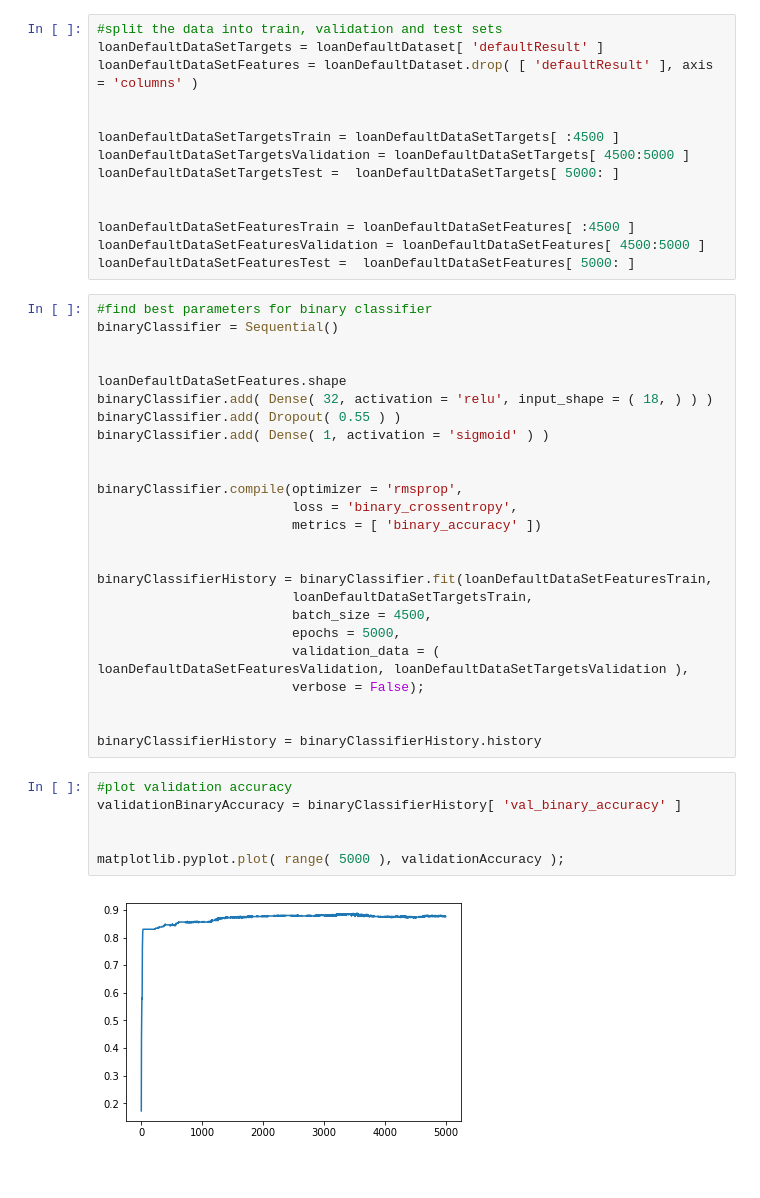
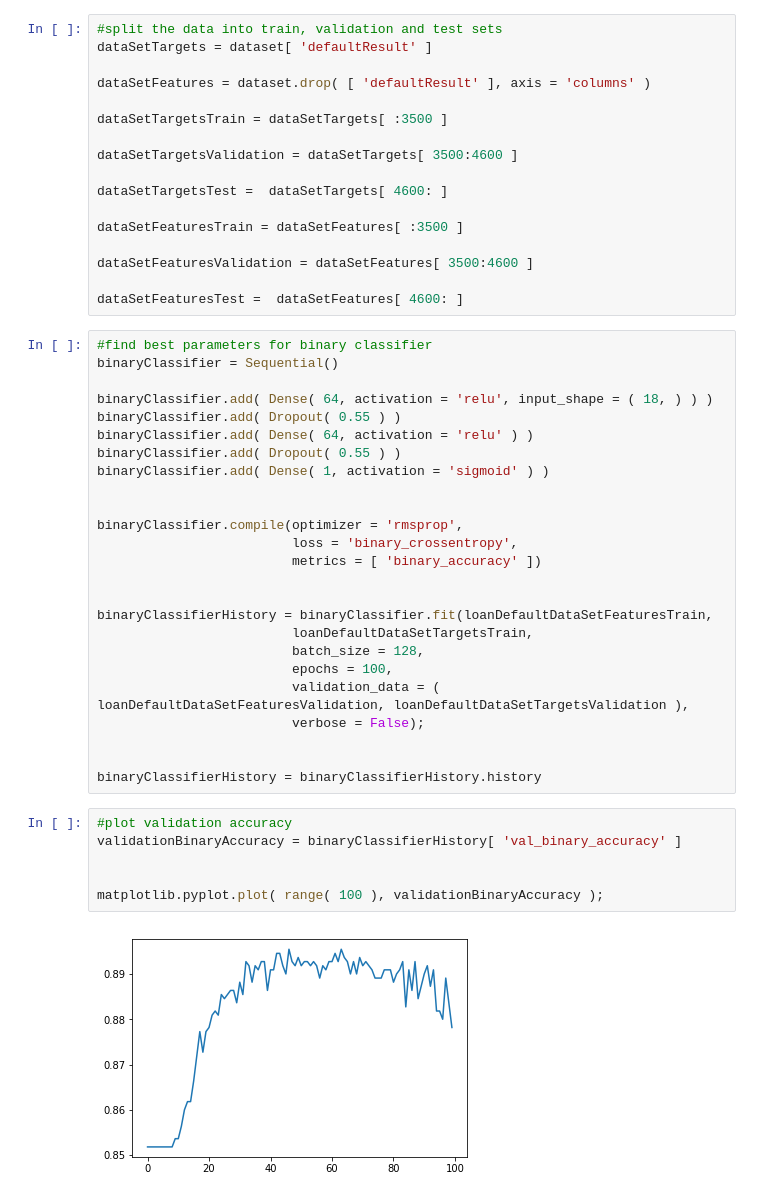
Before and after one commit to dannyesaid/PredictLoanDefault, a Jupyter notebook: Predict loan default.ipynb, the cells around one changed output. Drawn from its saved outputs; the diff is of its cells as text.

Commit message:
Obtained 85 percent accuracy

```diff
--- a/Predict loan default.ipynb
+++ b/Predict loan default.ipynb
@@ -57,24 +60,27 @@ loanDefaultDataset = pandas.DataFrame( loanDefaultDataset, columns = loanDefault
-# %%
-#split the data into train, validation and test sets
-loanDefaultDataSetTargets = loanDefaultDataset[ 'defaultResult' ]
-loanDefaultDataSetFeatures = loanDefaultDataset.drop( [ 'defaultResult' ], axis = 'columns' )
-
-
-loanDefaultDataSetTargetsTrain = loanDefaultDataSetTargets[ :4500 ]
-loanDefaultDataSetTargetsValidation = loanDefaultDataSetTargets[ 4500:5000 ]
-loanDefaultDataSetTargetsTest =  loanDefaultDataSetTargets[ 5000: ]
-
-
-loanDefaultDataSetFeaturesTrain = loanDefaultDataSetFeatures[ :4500 ]
-loanDefaultDataSetFeaturesValidation = loanDefaultDataSetFeatures[ 4500:5000 ]
-loanDefaultDataSetFeaturesTest =  loanDefaultDataSetFeatures[ 5000: ]
+# %%
+#split the data into train, validation and test sets
+dataSetTargets = dataset[ 'defaultResult' ]
+
+dataSetFeatures = dataset.drop( [ 'defaultResult' ], axis = 'columns' )
+
+dataSetTargetsTrain = dataSetTargets[ :3500 ]
+
+dataSetTargetsValidation = dataSetTargets[ 3500:4600 ]
+
+dataSetTargetsTest =  dataSetTargets[ 4600: ]
+
+dataSetFeaturesTrain = dataSetFeatures[ :3500 ]
+
+dataSetFeaturesValidation = dataSetFeatures[ 3500:4600 ]
+
+dataSetFeaturesTest =  dataSetFeatures[ 4600: ]
 # %%
 #find best parameters for binary classifier
 binaryClassifier = Sequential()
 
-
-loanDefaultDataSetFeatures.shape
-binaryClassifier.add( Dense( 32, activation = 'relu', input_shape = ( 18, ) ) )
+binaryClassifier.add( Dense( 64, activation = 'relu', input_shape = ( 18, ) ) )
+binaryClassifier.add( Dropout( 0.55 ) )
+binaryClassifier.add( Dense( 64, activation = 'relu' ) )
 binaryClassifier.add( Dropout( 0.55 ) )
 binaryClassifier.add( Dense( 1, activation = 'sigmoid' ) )
 
@@ -86,8 +92,8 @@ binaryClassifier.compile(optimizer = 'rmsprop',
 
 binaryClassifierHistory = binaryClassifier.fit(loanDefaultDataSetFeaturesTrain,
                          loanDefaultDataSetTargetsTrain,
-                         batch_size = 4500,
-                         epochs = 5000,
+                         batch_size = 128,
+                         epochs = 100,
                          validation_data = ( loanDefaultDataSetFeaturesValidation, loanDefaultDataSetTargetsValidation ),
                          verbose = False);
 
@@ -96,11 +102,11 @@ binaryClassifierHistory = binaryClassifierHistory.history
 # %%
 #plot validation accuracy
 validationBinaryAccuracy = binaryClassifierHistory[ 'val_binary_accuracy' ]
 
 
-matplotlib.pyplot.plot( range( 5000 ), validationAccuracy );
+matplotlib.pyplot.plot( range( 100 ), validationBinaryAccuracy );
 # %% [output]
-[figure, old version]
+[figure, new version]
 # %%
 
 #train classifier with best parameters found on all train data
```
Also changed, not shown: parts of 6 cells of this notebook.
